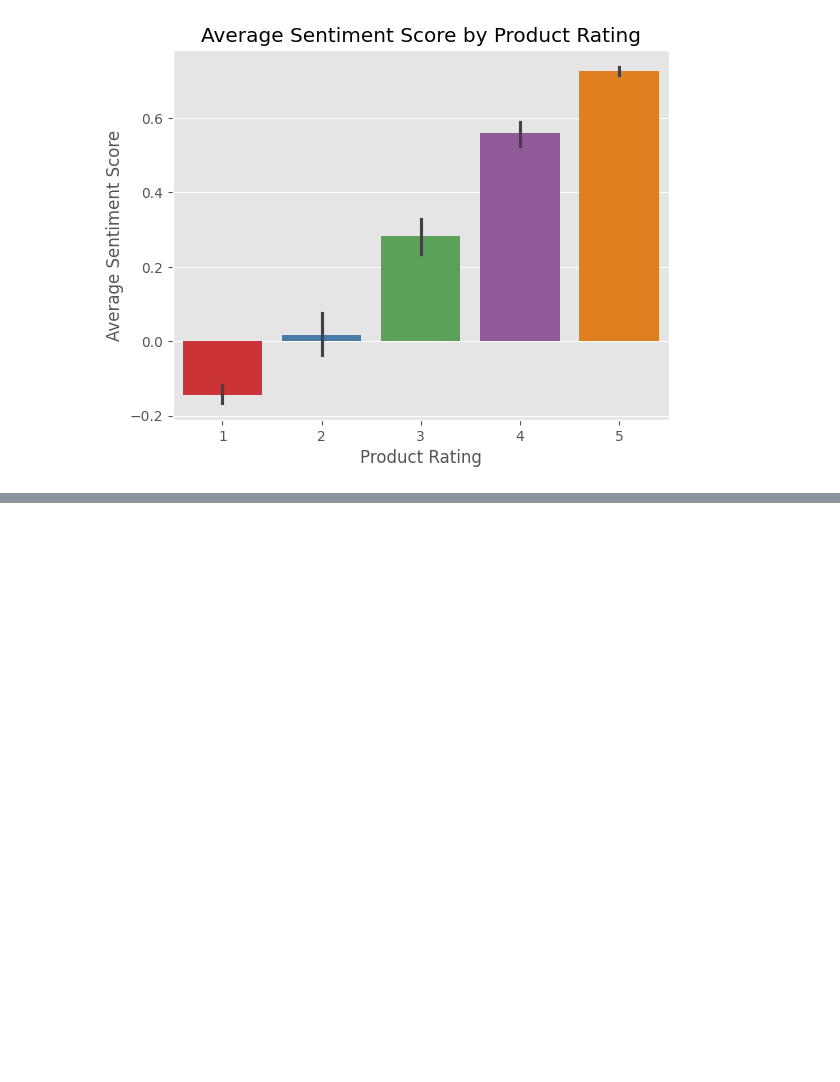
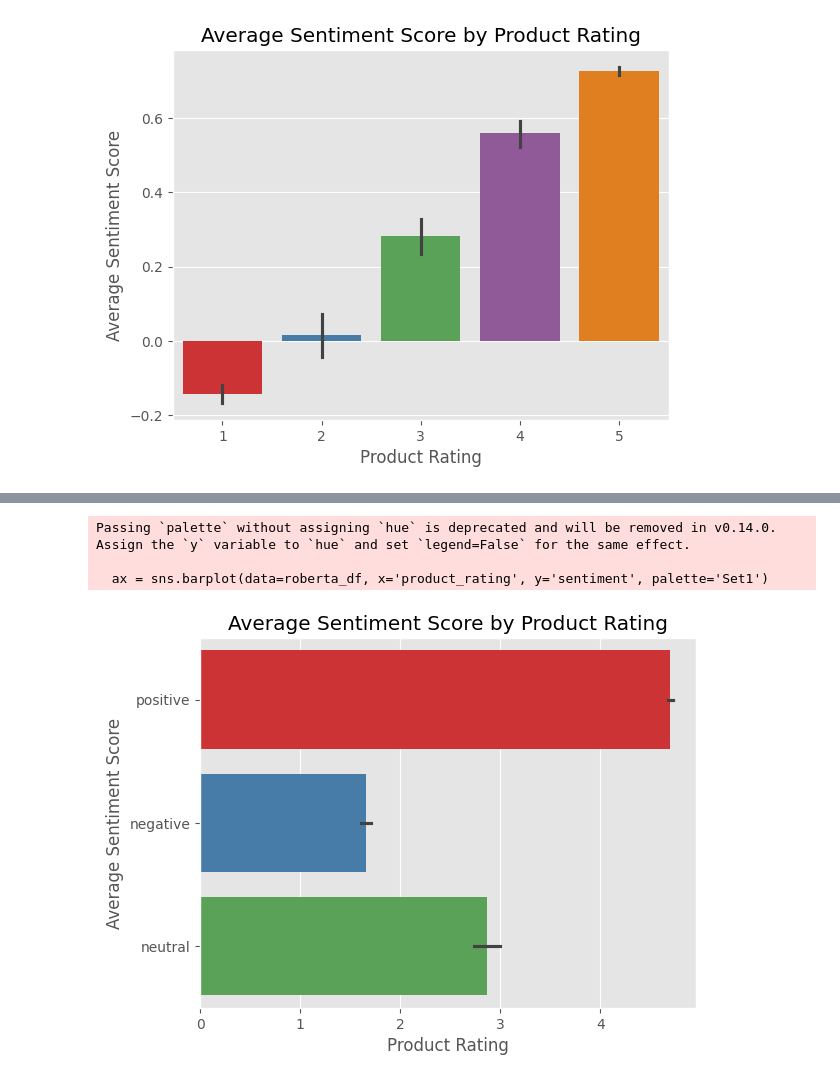
Before and after one commit to OchiengGideon/InternIntelligence_Sentiment-Analysis, a Jupyter notebook: notebook.ipynb, the cells around one changed output, grey strips where cells are left out. Saved outputs shown, nothing was run; the diff lists cells and outputs as text; code cells hidden in the pictures; blank space fills up the shorter version.

Commit message:
Roberta model

```diff
--- a/notebook.ipynb
+++ b/notebook.ipynb
@@ -237,0 +250,33 @@ Passing `palette` without assigning `hue` is deprecated and will be removed in v
+# %%
+# Function to get sentiment scores
+def get_sentiment(text):
+    inputs = tokenizer(text, return_tensors="pt", truncation=True, padding=True, max_length=512)
+    outputs = model(**inputs)
+    scores = outputs[0][0].detach().numpy()
+    scores = softmax(scores)
+    return scores
+# %%
+# create copy of the dataframe
+roberta_df = df.copy()
+# %%
+# run sentiment analysis on all reviews and save to a new column
+tqdm.pandas(desc="Calculating Sentiment Scores")
+roberta_df['sentiment'] = roberta_df['review_text'].progress_apply(get_sentiment)
+# %%
+from numpy import argmax
+
+
+roberta_df['sentiment'] = argmax(roberta_df['sentiment'].tolist(), axis=1)
+roberta_df['sentiment'] = roberta_df['sentiment'].replace({0: 'negative', 1: 'neutral', 2: 'positive'})
+# %%
+ax = sns.barplot(data=roberta_df, x='product_rating', y='sentiment', palette='Set1')
+plt.title('Average Sentiment Score by Product Rating')
+plt.xlabel('Product Rating')
+plt.ylabel('Average Sentiment Score')
+plt.xticks(rotation=0)
+plt.show()
+# %% [output]
+Passing `palette` without assigning `hue` is deprecated and will be removed in v0.14.0. Assign the `y` variable to `hue` and set `legend=False` for the same effect.
+
+  ax = sns.barplot(data=roberta_df, x='product_rating', y='sentiment', palette='Set1')
+[figure, added]
```
Also changed, not shown: parts of 5 cells of this notebook.
